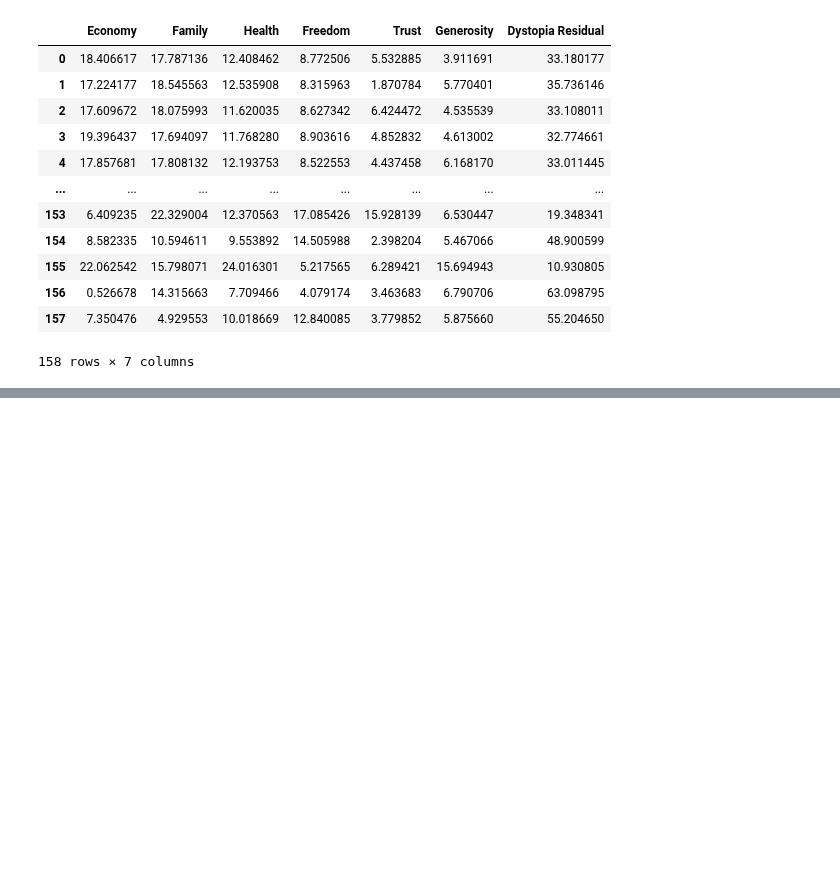
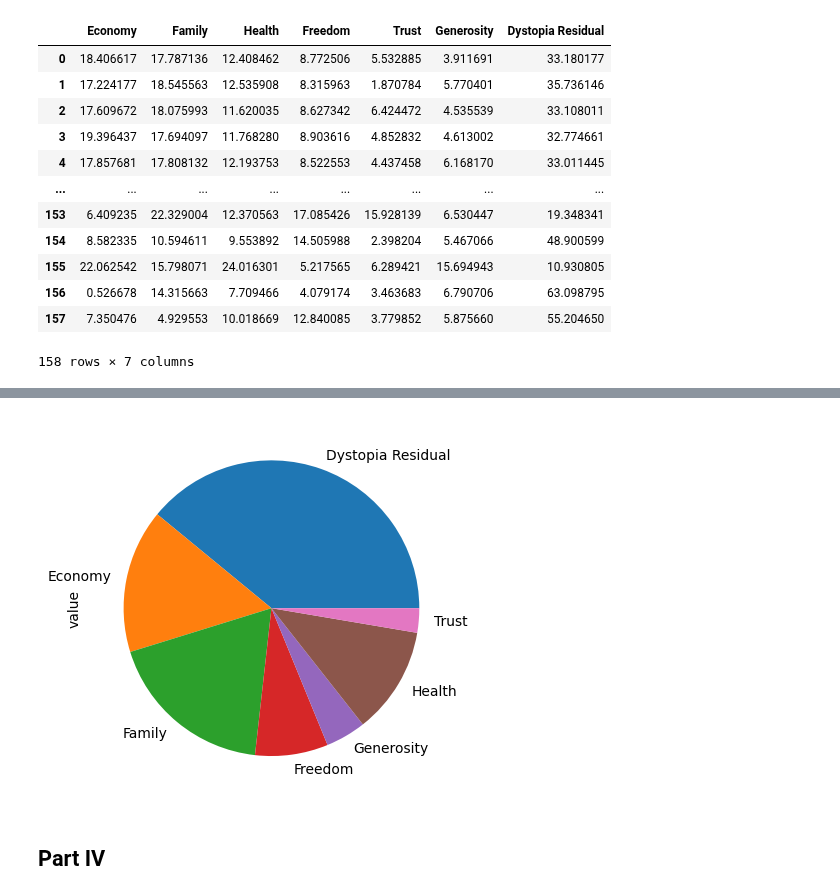
Before and after one commit to Krzesimir13/DataQuest, a Jupyter notebook: world_happiness.ipynb, the cells around one changed output, grey strips where cells are left out. Drawn from its saved outputs; the diff is of its cells as text; code cells hidden in the pictures; blank space fills up the shorter version.

```diff
--- a/world_happiness.ipynb
+++ b/world_happiness.ipynb
@@ -393,0 +397,9 @@ melt
+# %%
+pv_melt = melt.pivot_table(index='variable', values='value')
+
+pv_melt.plot(kind='pie', y='value', legend=False)
+plt.show()
+# %% [output]
+[figure, added]
+# %% [markdown]
+## Part IV
```
Also changed, not shown: parts of 6 cells of this notebook.
